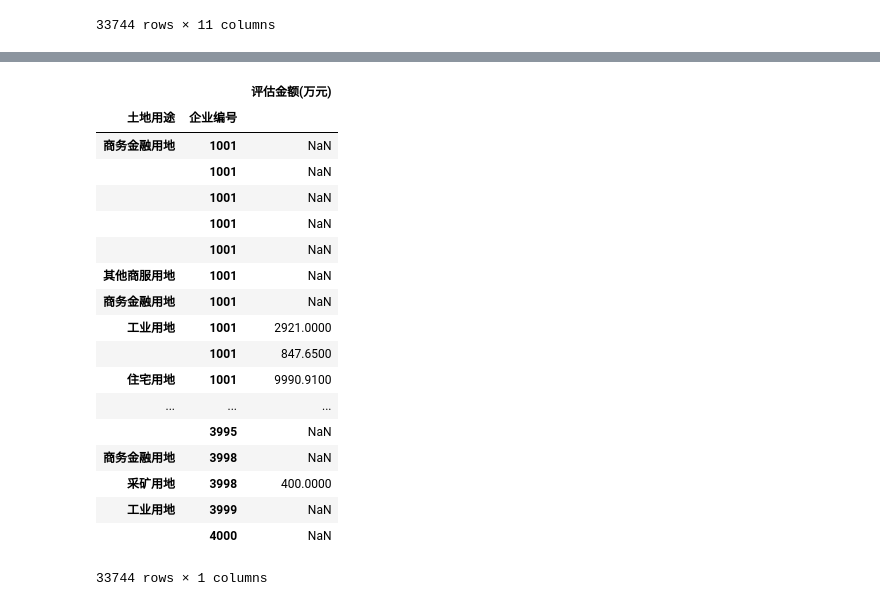
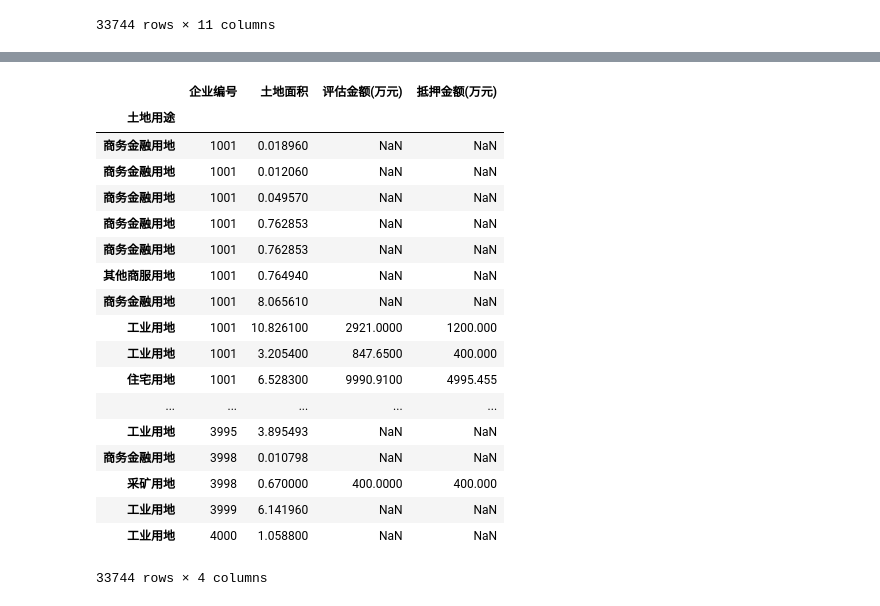
Before and after one commit to CourierKyn/isi-world-cup, a Jupyter notebook: 购地-市场交易-土地抵押.ipynb, the cells around one changed output, grey strips where cells are left out. Drawn from its saved outputs; the diff is of its cells as text; code cells hidden in the pictures.

```diff
--- a/购地-市场交易-土地抵押.ipynb
+++ b/购地-市场交易-土地抵押.ipynb
@@ -46,23 +48,22 @@ df
-# %%
-df1=df.iloc[:,[0,1,2]].set_index(["土地用途","企业编号"])
-df1
-# %% [output]
-|  |  | 评估金额(万元) |
-| 土地用途 | 企业编号 |  |
-| 商务金融用地 | 1001 | NaN |
-|  | 1001 | NaN |
-|  | 1001 | NaN |
-|  | 1001 | NaN |
-|  | 1001 | NaN |
-| 其他商服用地 | 1001 | NaN |
-| 商务金融用地 | 1001 | NaN |
-| 工业用地 | 1001 | 2921.0000 |
-|  | 1001 | 847.6500 |
-| 住宅用地 | 1001 | 9990.9100 |
-| ... | ... | ... |
-|  | 3995 | NaN |
-| 商务金融用地 | 3998 | NaN |
-| 采矿用地 | 3998 | 400.0000 |
-| 工业用地 | 3999 | NaN |
-|  | 4000 | NaN |
-33744 rows × 1 columns
+# %%
+df.set_index("土地用途")
+# %% [output]
+|  | 企业编号 | 土地面积 | 评估金额(万元) | 抵押金额(万元) |
+| 土地用途 |  |  |  |  |
+| 商务金融用地 | 1001 | 0.018960 | NaN | NaN |
+| 商务金融用地 | 1001 | 0.012060 | NaN | NaN |
+| 商务金融用地 | 1001 | 0.049570 | NaN | NaN |
+| 商务金融用地 | 1001 | 0.762853 | NaN | NaN |
+| 商务金融用地 | 1001 | 0.762853 | NaN | NaN |
+| 其他商服用地 | 1001 | 0.764940 | NaN | NaN |
+| 商务金融用地 | 1001 | 8.065610 | NaN | NaN |
+| 工业用地 | 1001 | 10.826100 | 2921.0000 | 1200.000 |
+| 工业用地 | 1001 | 3.205400 | 847.6500 | 400.000 |
+| 住宅用地 | 1001 | 6.528300 | 9990.9100 | 4995.455 |
+| ... | ... | ... | ... | ... |
+| 工业用地 | 3995 | 3.895493 | NaN | NaN |
+| 商务金融用地 | 3998 | 0.010798 | NaN | NaN |
+| 采矿用地 | 3998 | 0.670000 | 400.0000 | 400.000 |
+| 工业用地 | 3999 | 6.141960 | NaN | NaN |
+| 工业用地 | 4000 | 1.058800 | NaN | NaN |
+33744 rows × 4 columns
```
Also changed, not shown: parts of 9 cells of this notebook, 3 other files.
